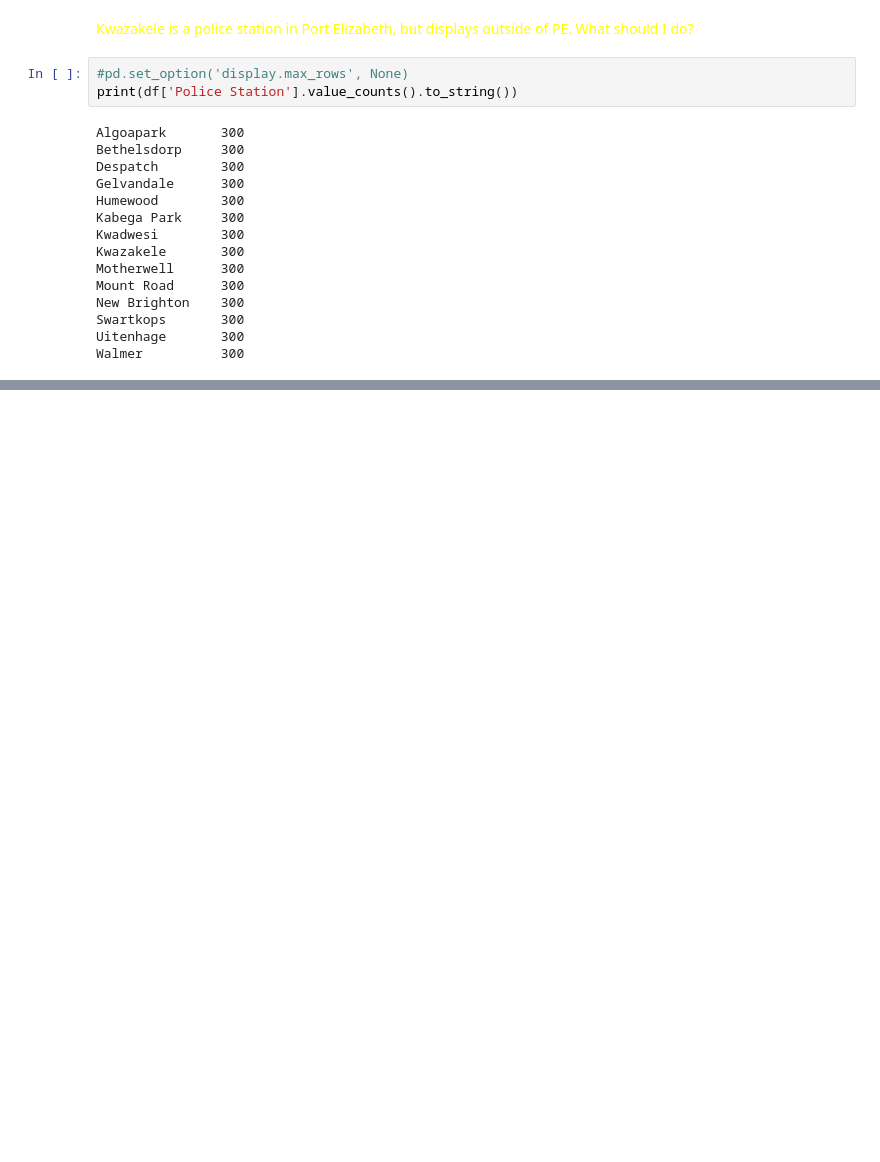
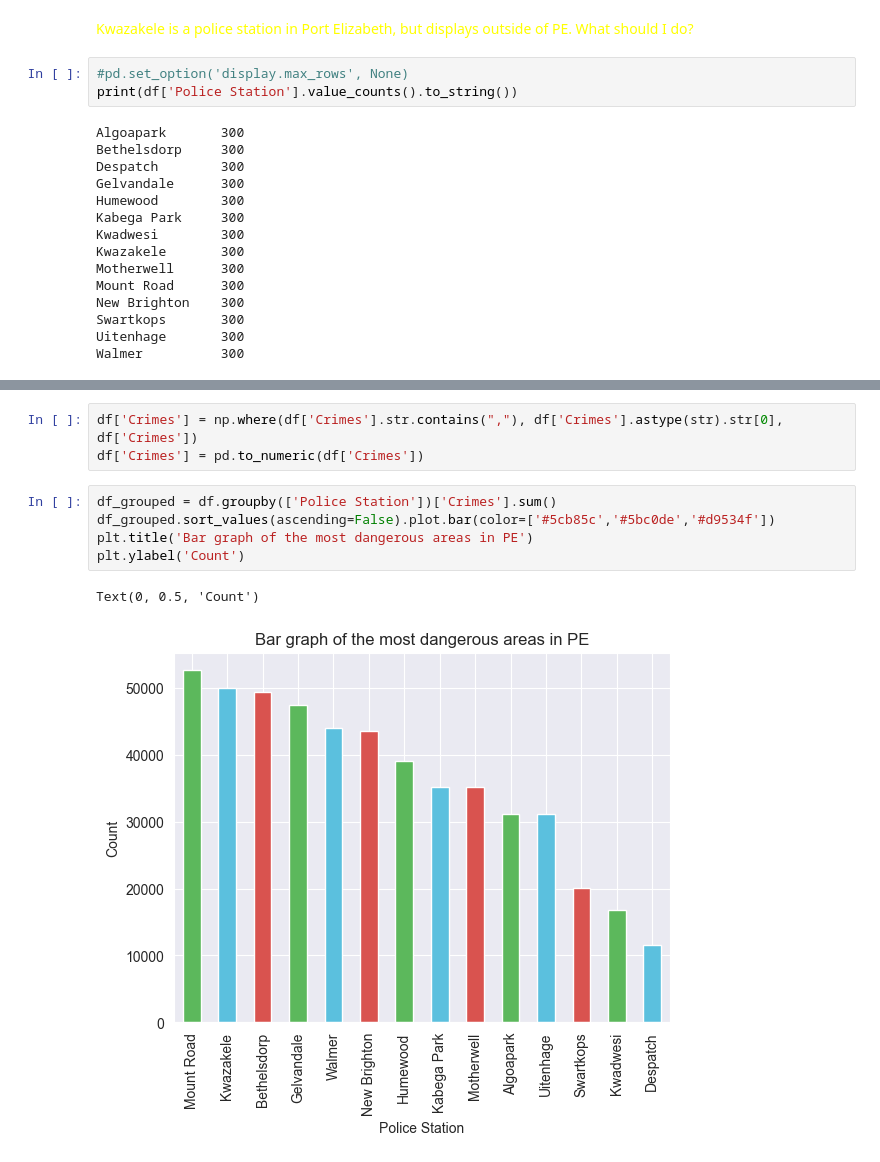
Before and after one commit to BlocknBoom123/CrimePy, a Jupyter notebook: CrimePy.ipynb, the cells around one changed output, grey strips where cells are left out. Cells and saved outputs as stored; diff of their text form; blank space fills up the shorter version.

```diff
--- a/CrimePy.ipynb
+++ b/CrimePy.ipynb
@@ -258,0 +241,11 @@ OSError: could not get source code
+# %%
+df['Crimes'] = np.where(df['Crimes'].str.contains(","), df['Crimes'].astype(str).str[0], df['Crimes'])
+df['Crimes'] = pd.to_numeric(df['Crimes'])
+# %%
+df_grouped = df.groupby(['Police Station'])['Crimes'].sum()
+df_grouped.sort_values(ascending=False).plot.bar(color=['#5cb85c','#5bc0de','#d9534f'])
+plt.title('Bar graph of the most dangerous areas in PE')
+plt.ylabel('Count')
+# %% [output]
+Text(0, 0.5, 'Count')
+[figure, added]
```
Also changed, not shown: parts of 13 cells of this notebook.
